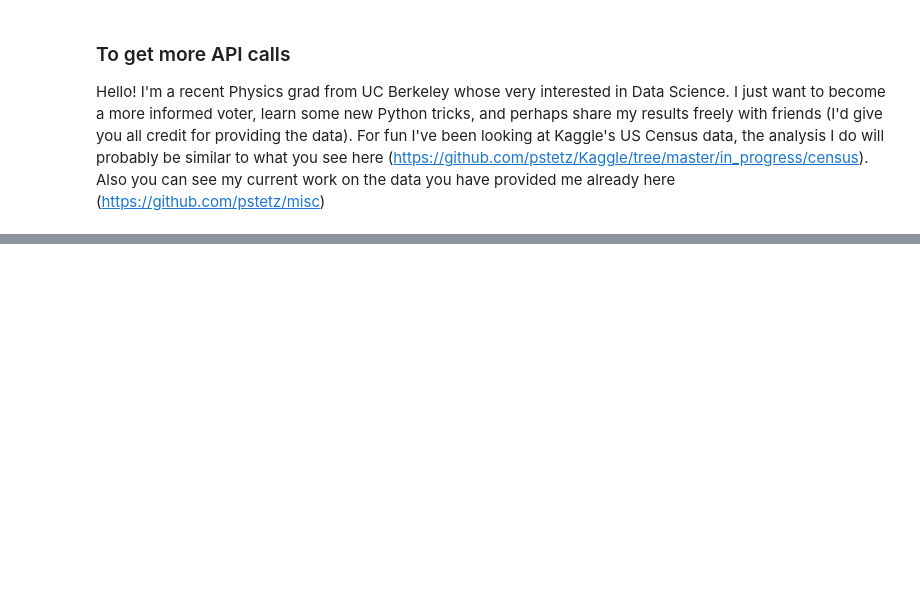
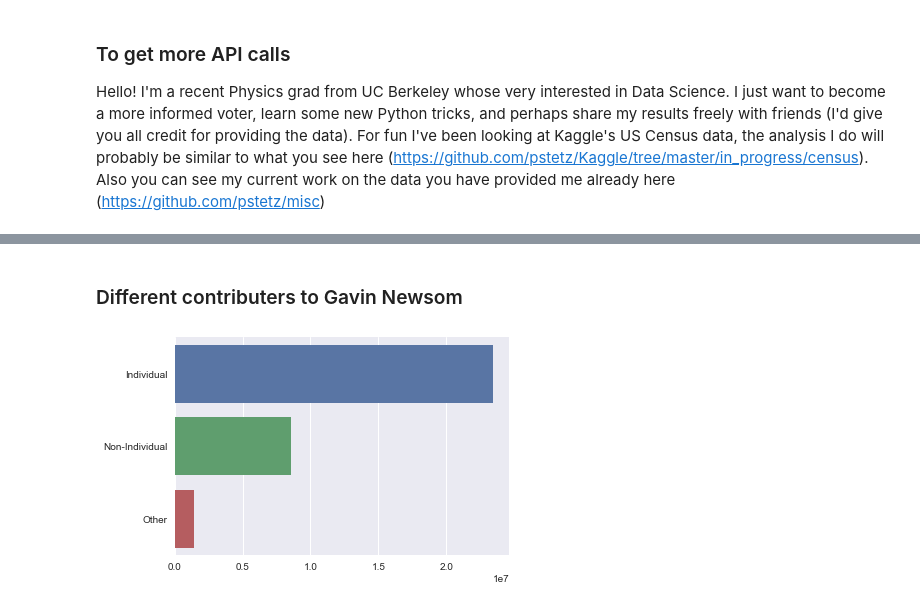
Before and after one commit to pstetz/misc, a Jupyter notebook: in_progress/pandas_elections/2018.ipynb, the cells around one changed output, grey strips where cells are left out. Cells and saved outputs as stored; diff of their text form; code cells hidden in the pictures; blank space fills up the shorter version.

```diff
--- a/in_progress/pandas_elections/2018.ipynb
+++ b/in_progress/pandas_elections/2018.ipynb
@@ -81,0 +241,7 @@ Index(['request', 'Original_Name:token', 'Original_Name:id', 'Original_Name',
+# %% [markdown]
+### Different contributers to Gavin Newsom
+# %%
+data = newsom.groupby("Type_of_Contributor")["Amount"].sum()
+_ = sns.barplot(data.values, data.index).set(ylabel="")
+# %% [output]
+[figure, added]
```
Also changed, not shown: parts of 25 cells of this notebook, 2 other files.
